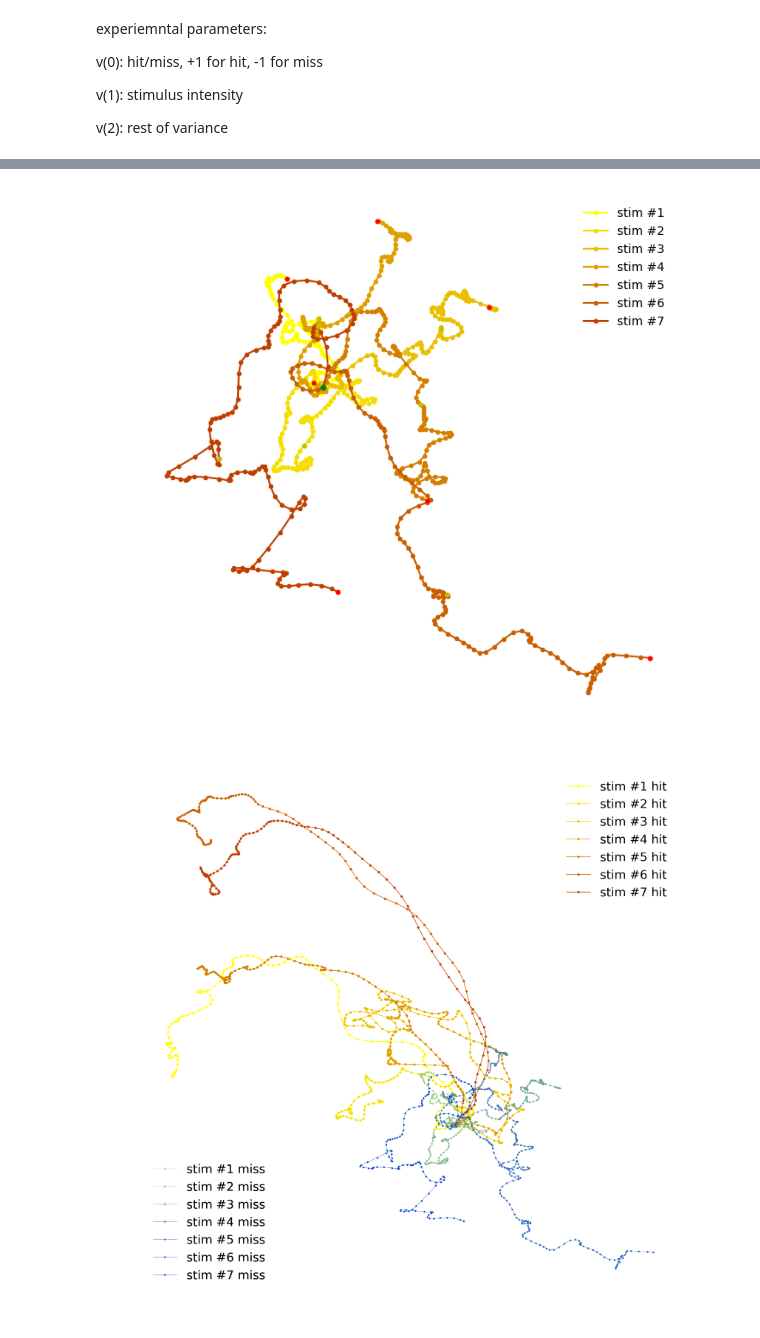
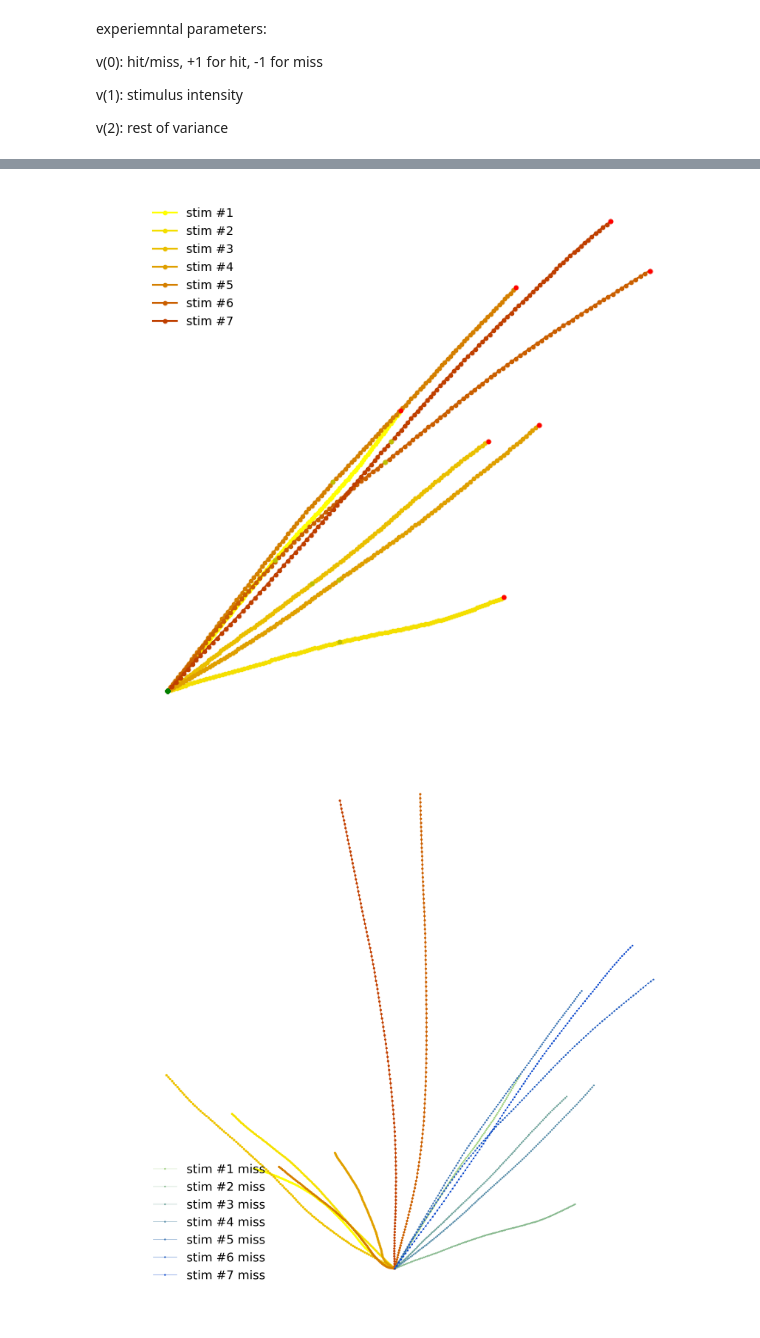
Before and after one commit to ge00rg/LabRotSprekeler, a Jupyter notebook: Regression.ipynb, the cells around one changed output, grey strips where cells are left out. Cells and saved outputs as stored; diff of their text form; code cells hidden in the pictures.

```diff
--- a/Regression.ipynb
+++ b/Regression.ipynb
@@ -75,10 +75,10 @@ def preprocessing(filename, time='full', windows=None, z_score=True, smooth=True
 
     if time == 'full':
         #keep all times
-        data_pass = data[:]
+        data_pass = np.cumsum(data[:], axis=2)
         if smooth:
             #if we smoothen the data
-            data_pass = smoothen(filename)[:,motion_mask,:]
+            data_pass = np.cumsum(smoothen(filename)[:,motion_mask,:], axis=2)
         meta_pass = meta[:]
 
     if time == 'windowed':
@@ -319,7 +329,7 @@ for i in range(7):
 
     plt.legend(frameon=False)
 # %% [output]
-[figure, old version]
+[figure, new version]
 # %%
 x_ground = choice[0][58]
 y_ground = intensity[0][58]
@@ -329,38 +339,38 @@ colors_m = ['#0542C7', '#1E59BB', '#3770AF', '#5187A3', '#6A9E96', '#83B58A', '#
 
 #plt.figure(figsize=(8,8), dpi=100, frameon=False)
 fig, ax = plt.subplots(figsize=(8,8), dpi=400)
 ax.axis('off')
 hit_labels = []
 miss_labels = []
 for i in range(7):
     c = i
     d = i+7
 
     diffx = choice[i][58] - x_ground
     diffy = intensity[i][58] - y_ground
 
     diffxx = choice[i+7][58] - x_ground
     diffyy = intensity[i+7][58] - y_ground
 
     h, = plt.plot(choice[c][58:]-diffx, intensity[c][58:]-diffy, marker='o', linewidth=0.5, markersize=1, color=colors[i], zorder=1, label='stim #{} hit'.format(i+1))
     m, = plt.plot(choice[d][58:]-diffxx, intensity[d][58:]-diffyy, marker='o', linewidth=0.2, markersize=0.5, color=colors_m[i], zorder=2, label='stim #{} miss'.format(i+1))
     hit_labels.append('stim #{} hit'.format(i+1))
     miss_labels.append('stim #{} miss'.format(i+1))
     #plt.scatter(choice[c][58]-diffx, intensity[c][58]-diffy, color='g', s=10, zorder=2)
     #plt.scatter(choice[c][116]-diffx, intensity[c][116]-diffy, color='y', s=10, zorder=2)
     #plt.scatter(choice[c][179]-diffx, intensity[c][179]-diffy, color='r', s=10, zorder=2)
 #first_legend = plt.legend(hits[0],['asd', 'as', 'a', 'a', 'a', 'a,', 'a'])
 #plt.legend(hits[0] for h in hits)
 #plt.gca().add_artist(first_legend)
 lines = ax.get_lines()
-legend1 = pyplot.legend([lines[i] for i in [0,2,4, 6, 8, 10, 12]], hit_labels, loc=1)
-legend2 = pyplot.legend([lines[i] for i in [1,3,5, 7, 9, 11, 13]], miss_labels, loc=3)
-ax.add_artist(legend1)
-ax.add_artist(legend2)
+legend1 = plt.legend([lines[i] for i in [0,2,4, 6, 8, 10, 12]], hit_labels, loc=1)
+legend2 = plt.legend([lines[i] for i in [1,3,5, 7, 9, 11, 13]], miss_labels, loc=3)
+#ax.add_artist(legend1)
+#ax.add_artist(legend2)
 legend1.set_frame_on(False)
 legend2.set_frame_on(False)
 # %% [output]
-[figure, old version]
+[figure, new version]
 # %%
 beta_tilde = np.zeros((2, beta_pca.shape[1], beta_pca.shape[2]))
 for t in range(beta_pca.shape[1]):
```
Also changed, not shown: parts of 8 cells of this notebook, 1 other file.
